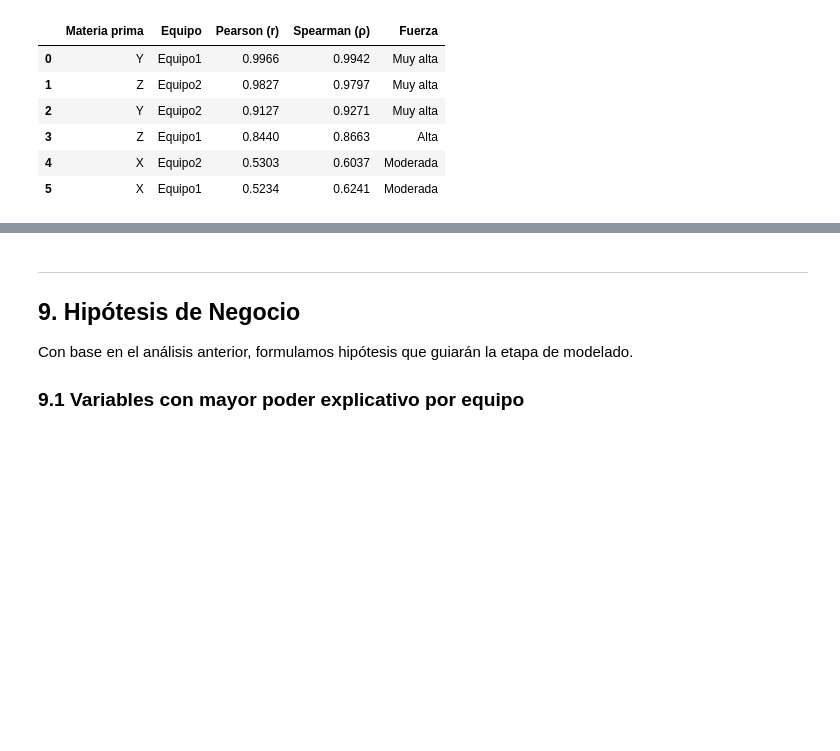
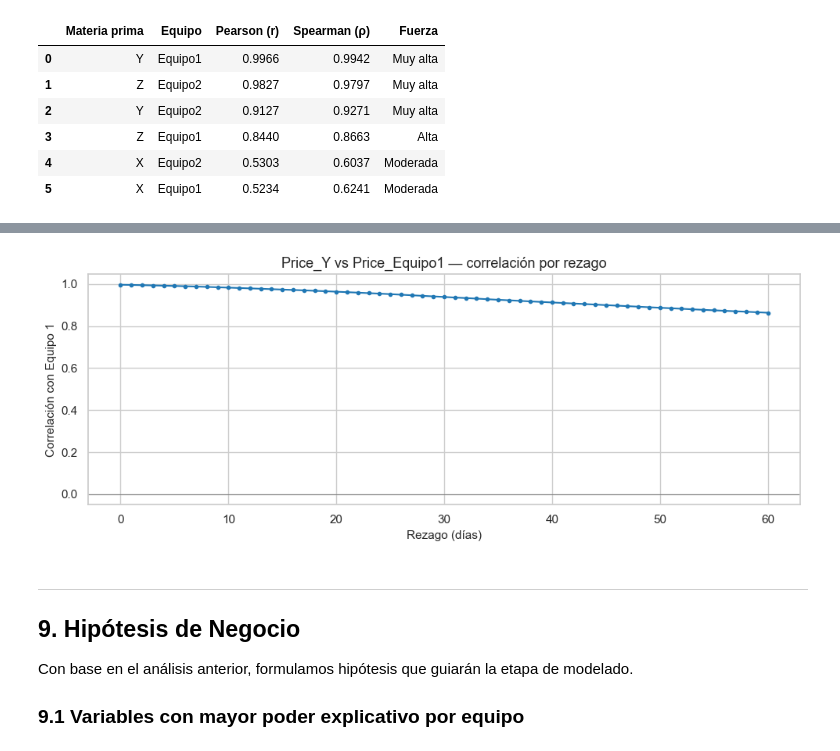
Before and after one commit to mariajose-erazo/dataknow-costos-operativos, a Jupyter notebook: notebooks/01_exploracion_datos.ipynb, the cells around one changed output, grey strips where cells are left out. Drawn from its saved outputs; the diff is of its cells as text; code cells hidden in the pictures; blank space fills up the shorter version.

```diff
--- a/notebooks/01_exploracion_datos.ipynb
+++ b/notebooks/01_exploracion_datos.ipynb
@@ -717,3 +814,23 @@ display(resumen_corr)
+# %%
+# 9.5 Correlación con rezagos
+MAX_LAG = 60
+
+corrs = []
+for lag in range(MAX_LAG + 1):
+    corr = df["Price_Y"].shift(lag).corr(df["Price_Equipo1"])
+    corrs.append(corr)
+
+plt.figure(figsize=(10, 4))
+plt.plot(range(MAX_LAG + 1), corrs, marker='o', markersize=3)
+plt.axhline(0, color='gray', linewidth=0.8)
+plt.xlabel('Rezago (días)')
+plt.ylabel('Correlación con Equipo 1')
+plt.title('Price_Y vs Price_Equipo1 — correlación por rezago')
+plt.tight_layout()
+plt.savefig(REPORTS_PATH / 'fig_corr_rezagos.png', dpi=120, bbox_inches='tight')
+plt.show()
+# %% [output]
+[figure, added]
 # %% [markdown]
 ---
 <a id='9'></a>
```
Also changed, not shown: parts of 12 cells of this notebook, 1 other file.
